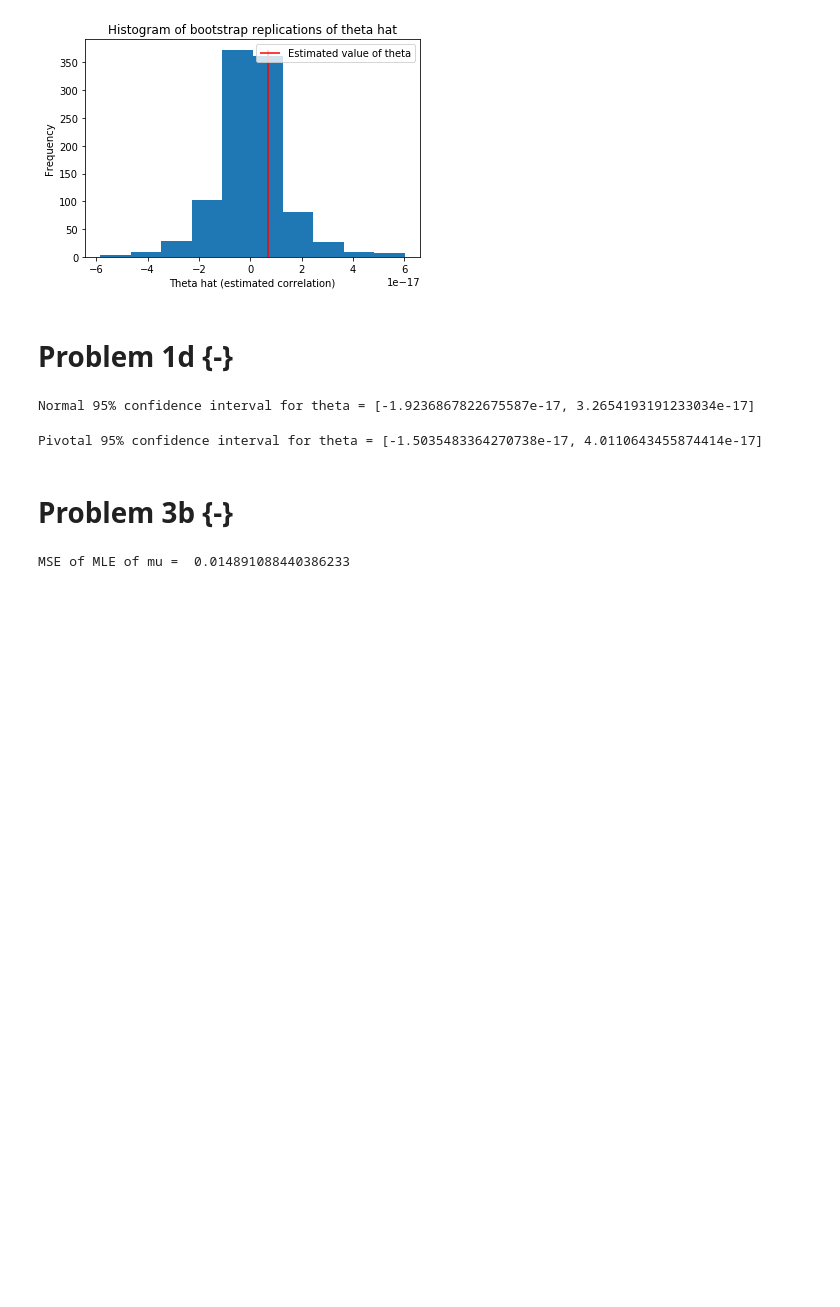
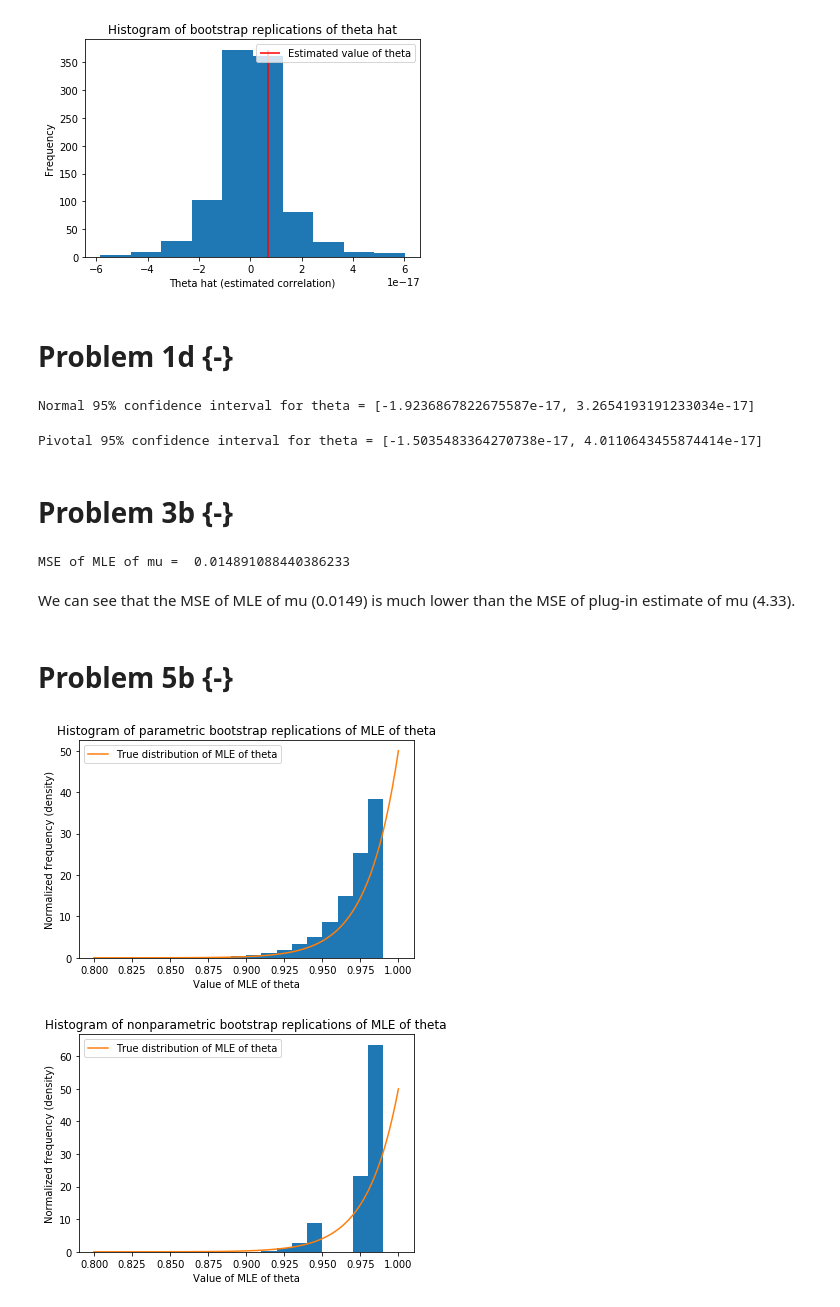
Before and after one commit to kippum99/statistical_inference, a Jupyter notebook: PS4/ACM 157 PS 4.ipynb, the cells around one changed output. Cells and saved outputs as stored; diff of their text form; code cells hidden in the pictures; blank space fills up the shorter version.

```diff
--- a/PS4/ACM 157 PS 4.ipynb
+++ b/PS4/ACM 157 PS 4.ipynb
@@ -119,0 +118,51 @@ MSE of MLE of mu =  0.014891088440386233
+# %% [markdown]
+We can see that the MSE of MLE of mu (0.0149) is much lower than the MSE of plug-in estimate of mu (4.33).
+# %% [markdown]
+# Problem 5b {-}
+# %%
+n = 50
+theta = 1
+
+# Create a sample
+sample = np.random.uniform(0, theta, n)
+
+# MLE of theta
+thetaHat = max(sample)
+
+B = 10 ** 4
+
+# Parametric and nonparametric bootstrap replications of MLE of theta
+pReplications = []
+npReplications = []
+
+for i in range(B):
+    # Create a parametric bootstrap replication
+    bSample1 = np.random.uniform(0, thetaHat, n)
+    pReplications.append(max(bSample1))
+
+    # Create a nonparametric bootstrap replication
+    bSample2 = np.random.choice(sample, n, replace=True)
+    npReplications.append(max(bSample2))
+
+X = np.linspace(0.8, 1, 100)
+
+# Plot histogram of parametric bootstrap replications
+plt.hist(pReplications, range=(0.8, 1), bins=20, density=True)
+plt.plot(X, n * X ** (n - 1) / (theta ** n), label='True distribution of MLE of theta')
+plt.title('Histogram of parametric bootstrap replications of MLE of theta')
+plt.ylabel('Normalized frequency (density)')
+plt.xlabel('Value of MLE of theta')
+plt.legend()
+plt.show()
+
+# Plot histogram of nonparametric bootstrap replications
+plt.hist(npReplications, range=(0.8, 1), bins=20, density=True)
+plt.plot(X, n * X ** (n - 1) / (theta ** n), label='True distribution of MLE of theta')
+plt.title('Histogram of nonparametric bootstrap replications of MLE of theta')
+plt.ylabel('Normalized frequency (density)')
+plt.xlabel('Value of MLE of theta')
+plt.legend()
+plt.show()
+# %% [output]
+[figure, added]
+[figure, added]
```
Also changed, not shown: parts of 2 cells of this notebook.
